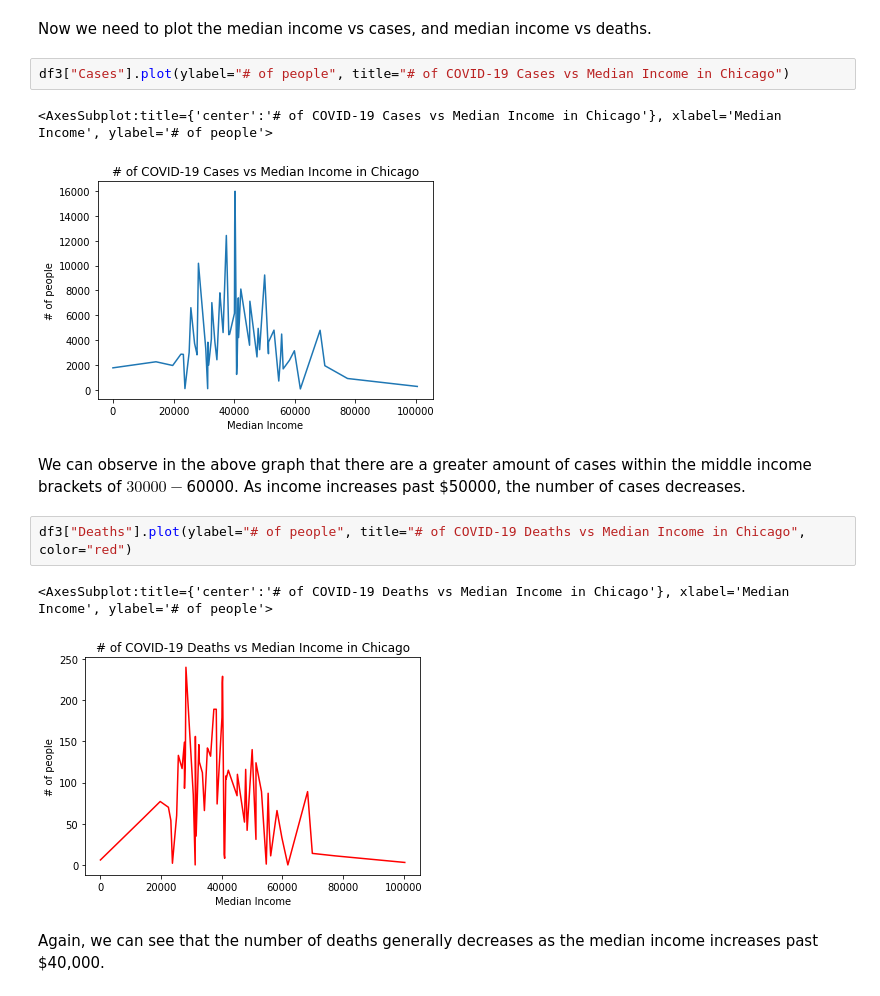
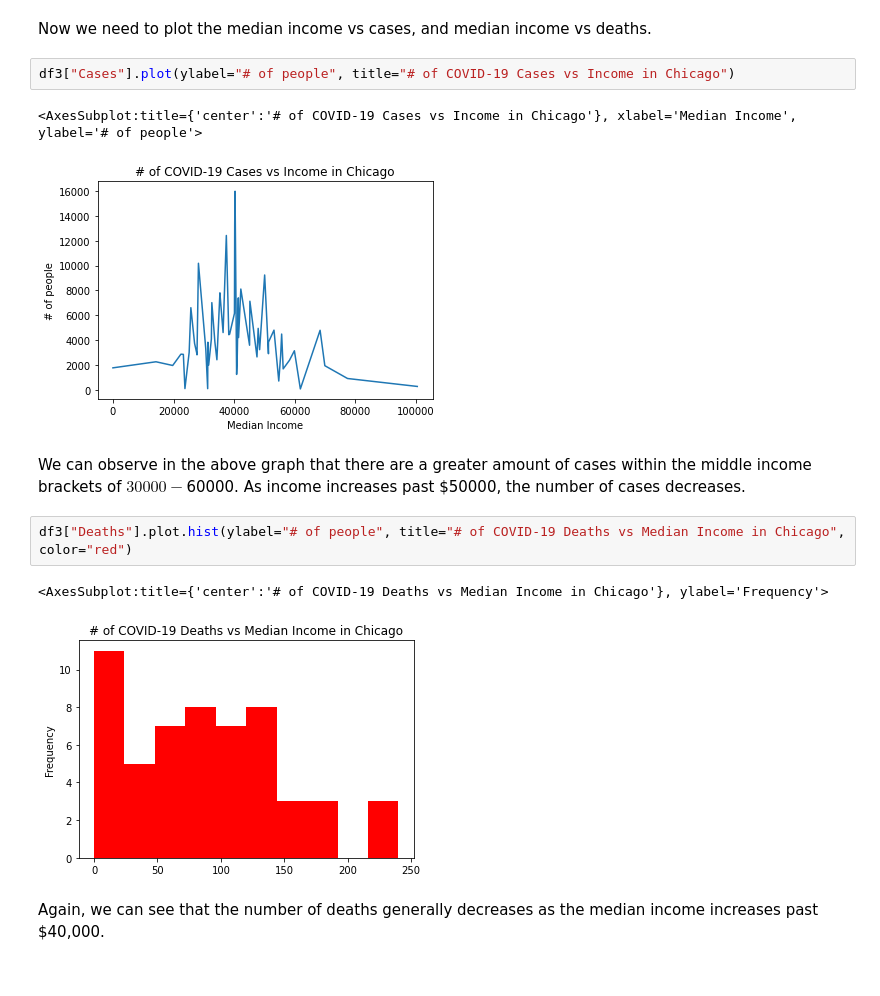
Before and after one commit to mdesilva/Data-Science, a Jupyter notebook: chicago_covid/Chicago Covid Analysis.ipynb, the cells around one changed output. Drawn from its saved outputs; the diff is of its cells as text.

```diff
--- a/chicago_covid/Chicago Covid Analysis.ipynb
+++ b/chicago_covid/Chicago Covid Analysis.ipynb
@@ -141,17 +141,17 @@ df3
 # %% [markdown]
 Now we need to plot the median income vs cases, and median income vs deaths.
 # %%
-df3["Cases"].plot(ylabel="# of people", title="# of COVID-19 Cases vs Median Income in Chicago")
+df3["Cases"].plot(ylabel="# of people", title="# of COVID-19 Cases vs Income in Chicago")
 # %% [output]
-<AxesSubplot:title={'center':'# of COVID-19 Cases vs Median Income in Chicago'}, xlabel='Median Income', ylabel='# of people'>
+<AxesSubplot:title={'center':'# of COVID-19 Cases vs Income in Chicago'}, xlabel='Median Income', ylabel='# of people'>
-[figure, old version]
+[figure, new version]
 # %% [markdown]
 We can observe in the above graph that there are a greater amount of cases within the middle income brackets of $30000-$60000. As income increases past $50000, the number of cases decreases.
 # %%
-df3["Deaths"].plot(ylabel="# of people", title="# of COVID-19 Deaths vs Median Income in Chicago", color="red")
+df3["Deaths"].plot.hist(ylabel="# of people", title="# of COVID-19 Deaths vs Median Income in Chicago", color="red")
 # %% [output]
-<AxesSubplot:title={'center':'# of COVID-19 Deaths vs Median Income in Chicago'}, xlabel='Median Income', ylabel='# of people'>
+<AxesSubplot:title={'center':'# of COVID-19 Deaths vs Median Income in Chicago'}, ylabel='Frequency'>
-[figure, old version]
+[figure, new version]
 # %% [markdown]
 Again, we can see that the number of deaths generally decreases as the median income increases past $40,000.
 # %% [markdown]
```
Also changed, not shown: parts of 4 cells of this notebook.
